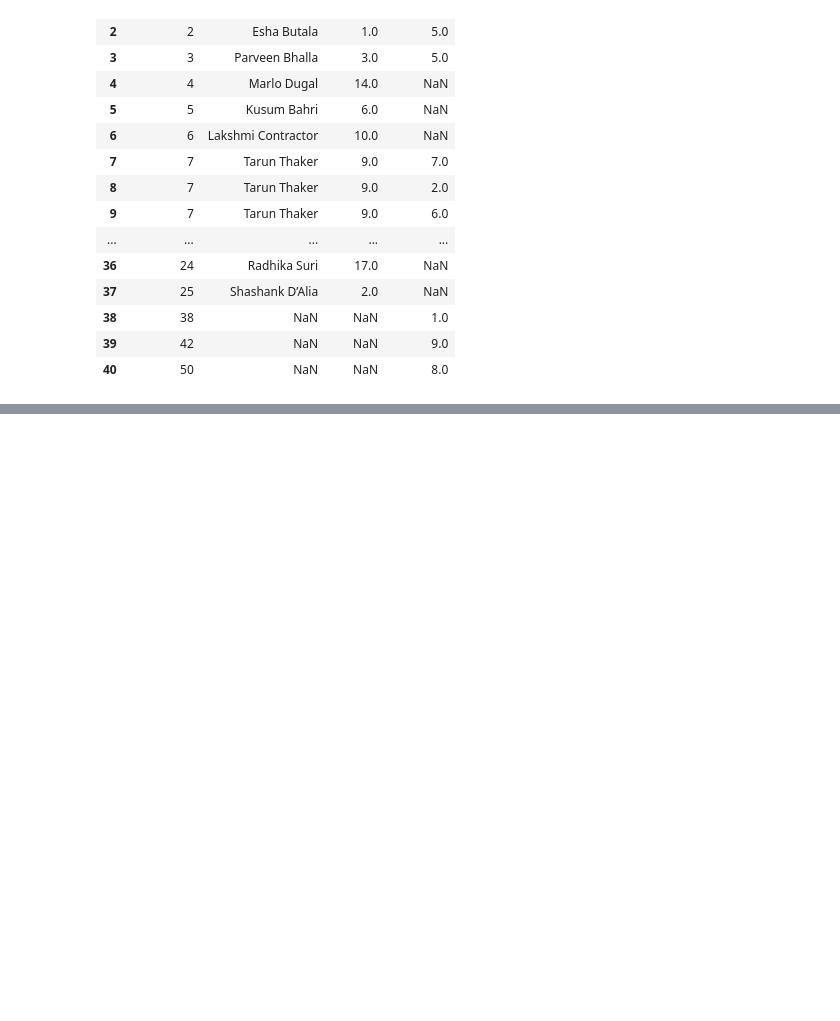
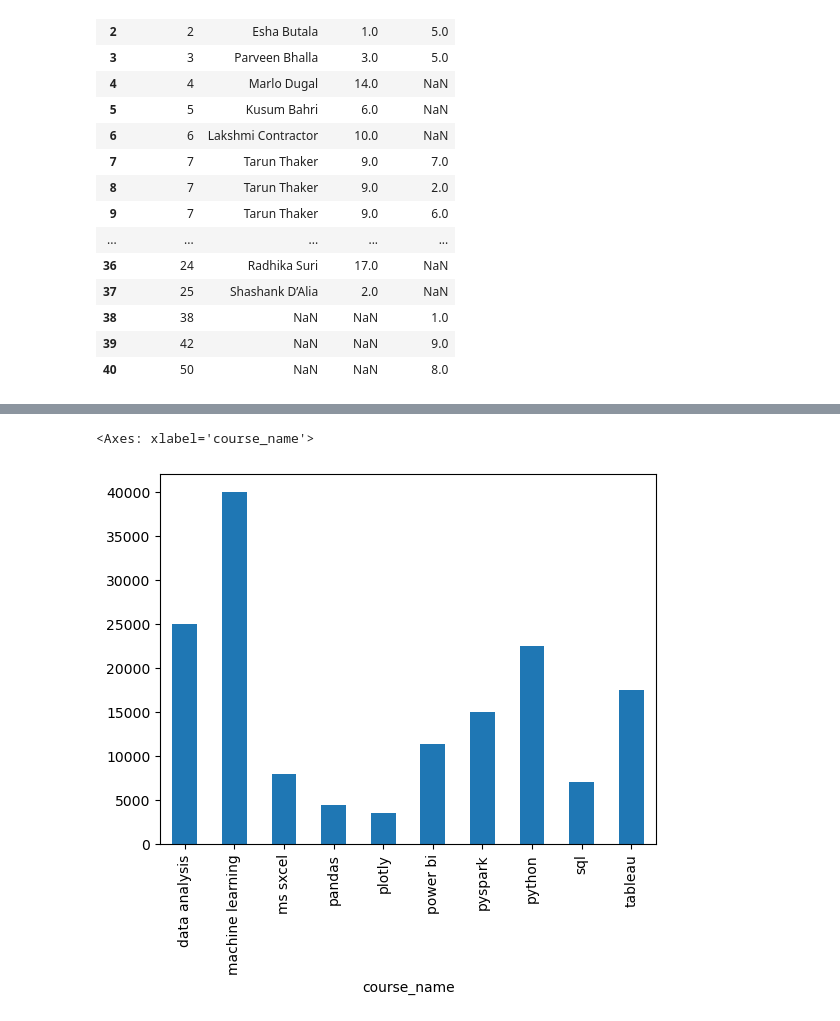
Before and after one commit to swayam-learning/prep, a Jupyter notebook: pandas_merge_join_concatenate.ipynb, the cells around one changed output, grey strips where cells are left out. Drawn from its saved outputs; the diff is of its cells as text; code cells hidden in the pictures; blank space fills up the shorter version.

```diff
--- a/pandas_merge_join_concatenate.ipynb
+++ b/pandas_merge_join_concatenate.ipynb
@@ -309,0 +344,4 @@ student.merge(reg_month2_xl,on="student_id",how="outer")
+# %%
+reg_month1_xl = pd.read_csv("reg-month1.csv")
+regs = pd.concat([nov_reg,dec_reg])
+regs
@@ -309,0 +409,6 @@ student.merge(reg_month2_xl,on="student_id",how="outer")
+# %%
+# 4. Plot a bar chart for revenue / course
+regs.merge(courses,how="inner",on="course_id").groupby("course_name")["price"].sum().plot(kind="bar")
+# %% [output]
+<Axes: xlabel='course_name'>
+[figure, added]
```
Also changed, not shown: parts of 10 cells of this notebook.
